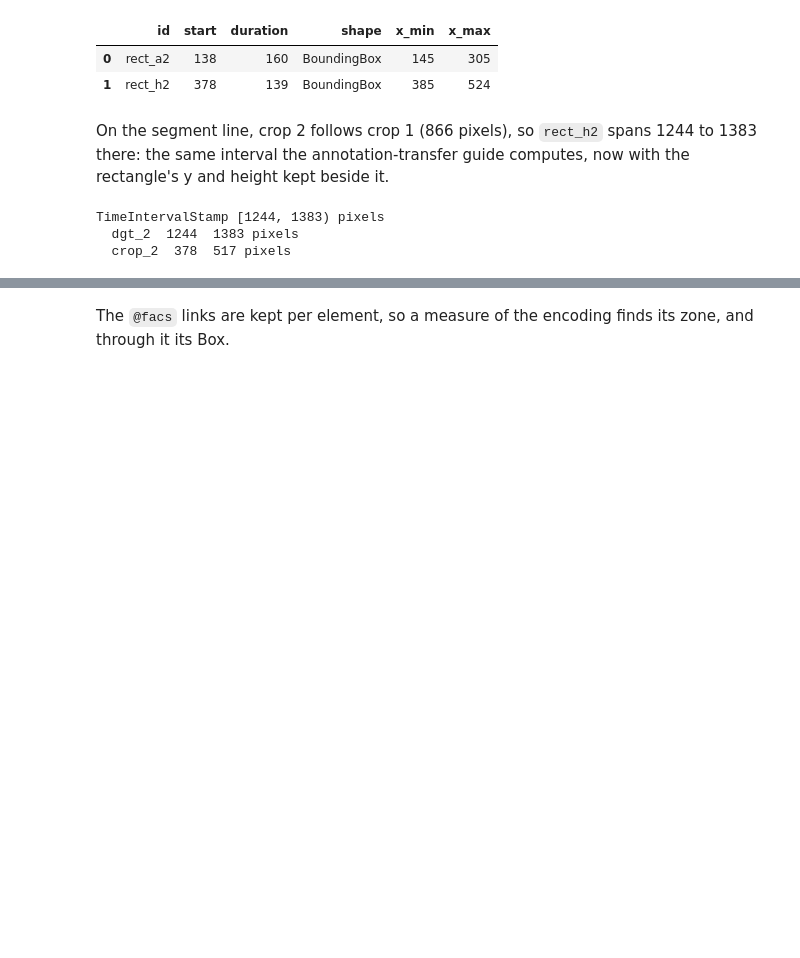
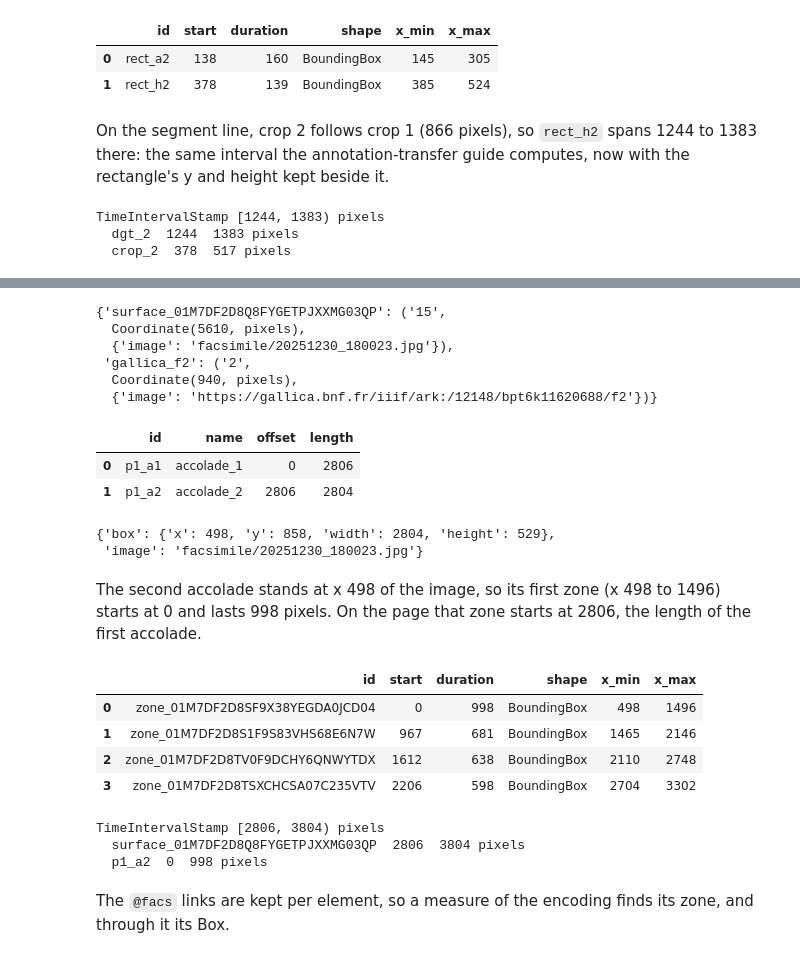
Before and after one commit to TimeToAlign/TimeToAlign, a Jupyter notebook: docs/page/howto/how01_graphical_boxes.ipynb, the cells around one changed output, grey strips where cells are left out. Drawn from its saved outputs; the diff is of its cells as text; code cells hidden in the pictures; blank space fills up the shorter version.

```diff
--- a/docs/page/howto/how01_graphical_boxes.ipynb
+++ b/docs/page/howto/how01_graphical_boxes.ipynb
@@ -545,3 +703,46 @@ box_table(chorale)
+# %%
+chorale, gallica_page = mei.create_timelines(accolade_ids="p{page}_a{accolade}")
+{
+    surface.id: (surface.name, surface.length, surface.meta)
+    for surface in (chorale, gallica_page)
+}
+# %% [output]
+{'surface_01M7DF2D8Q8FYGETPJXXMG03QP': ('15',
+  Coordinate(5610, pixels),
+  {'image': 'facsimile/20251230_180023.jpg'}),
+ 'gallica_f2': ('2',
+  Coordinate(940, pixels),
+  {'image': 'https://gallica.bnf.fr/iiif/ark:/12148/bpt6k11620688/f2'})}
+# %%
+segment_table(chorale)
+# %% [output]
+|  | id | name | offset | length |
+| 0 | p1_a1 | accolade_1 | 0 | 2806 |
+| 1 | p1_a2 | accolade_2 | 2806 | 2804 |
+# %%
+second_accolade = chorale.get_child("p1_a2")
+second_accolade.meta
+# %% [output]
+{'box': {'x': 498, 'y': 858, 'width': 2804, 'height': 529},
+ 'image': 'facsimile/20251230_180023.jpg'}
+# %% [markdown]
+The second accolade stands at x 498 of the image, so its first zone
+(x 498 to 1496) starts at 0 and lasts 998 pixels. On the page that zone
+starts at 2806, the length of the first accolade.
+# %%
+box_table(second_accolade)
+# %% [output]
+|  | id | start | duration | shape | x_min | x_max |
+| 0 | zone_01M7DF2D8SF9X38YEGDA0JCD04 | 0 | 998 | BoundingBox | 498 | 1496 |
+| 1 | zone_01M7DF2D8S1F9S83VHS68E6N7W | 967 | 681 | BoundingBox | 1465 | 2146 |
+| 2 | zone_01M7DF2D8TV0F9DCHY6QNWYTDX | 1612 | 638 | BoundingBox | 2110 | 2748 |
+| 3 | zone_01M7DF2D8TSXCHCSA07C235VTV | 2206 | 598 | BoundingBox | 2704 | 3302 |
+# %%
+print(chorale.get_timestamp_for(ZONES[5][0]))
+# %% [output]
+TimeIntervalStamp [2806, 3804) pixels
+  surface_01M7DF2D8Q8FYGETPJXXMG03QP  2806  3804 pixels
+  p1_a2  0  998 pixels
 # %% [markdown]
 The `@facs` links are kept per element, so a measure of the encoding finds
 its zone, and through it its Box.
```
Also changed, not shown: parts of 80 cells of this notebook, 11 other files.
